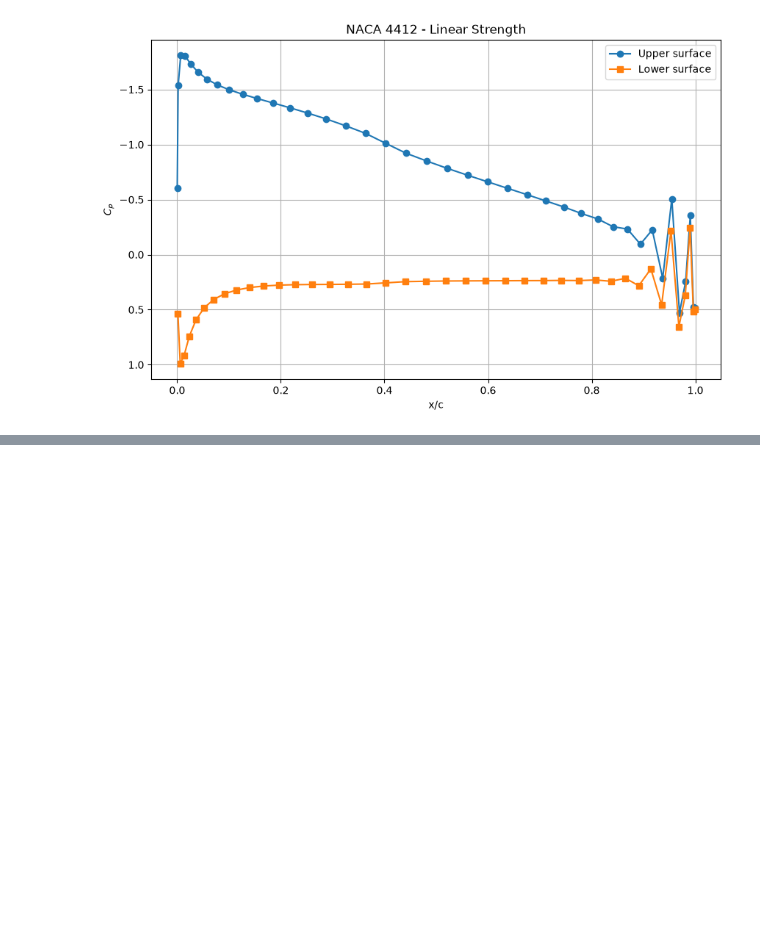
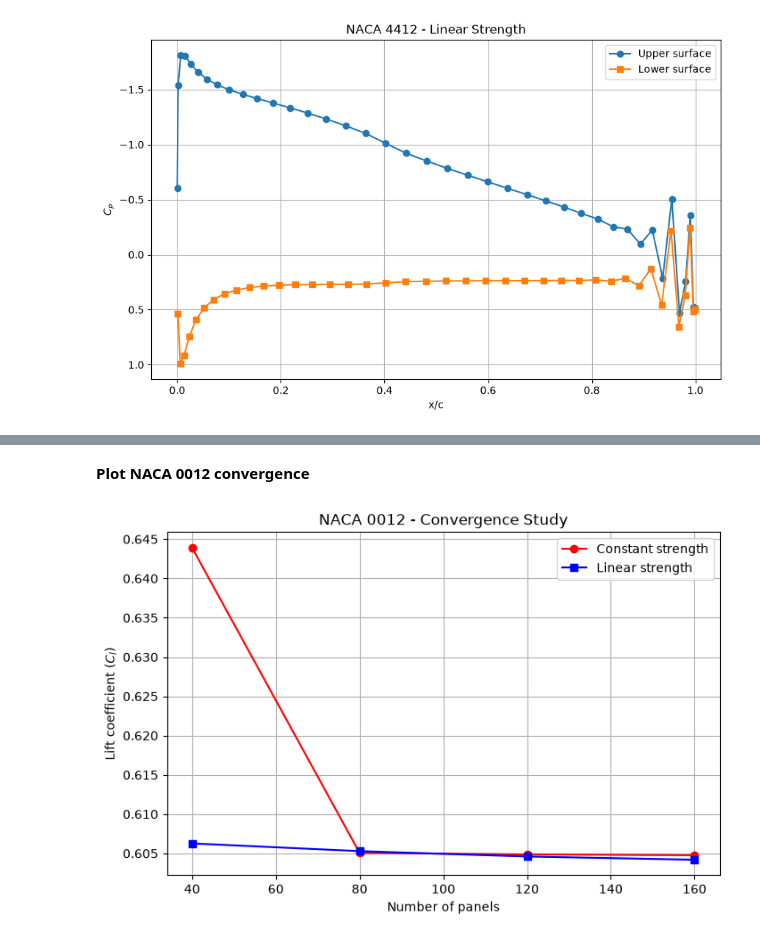
Before and after one commit to Aathi2165/AE611_2026, a Jupyter notebook: Aathi Skantha Roopan T_SC26M001.ipynb, the cells around one changed output, grey strips where cells are left out. Saved outputs shown, nothing was run; the diff lists cells and outputs as text; code cells hidden in the pictures; blank space fills up the shorter version.

```diff
--- a/Aathi Skantha Roopan T_SC26M001.ipynb
+++ b/Aathi Skantha Roopan T_SC26M001.ipynb
@@ -1059,0 +1091,14 @@ plt.show()
+# %% [markdown]
+**Plot NACA 0012 convergence**
+# %%
+plt.figure(figsize=(8,5))
+plt.plot(panel_counts, convergence_0012_0,'ro-', label="Constant strength")
+plt.plot(panel_counts, convergence_0012_1,'bs-', label="Linear strength")
+plt.xlabel("Number of panels")
+plt.ylabel("Lift coefficient ($C_l$)")
+plt.title("NACA 0012 - Convergence Study")
+plt.grid(True,which="both")
+plt.legend()
+plt.show()
+# %% [output]
+[figure, added]
```
Also changed, not shown: parts of 27 cells of this notebook.
